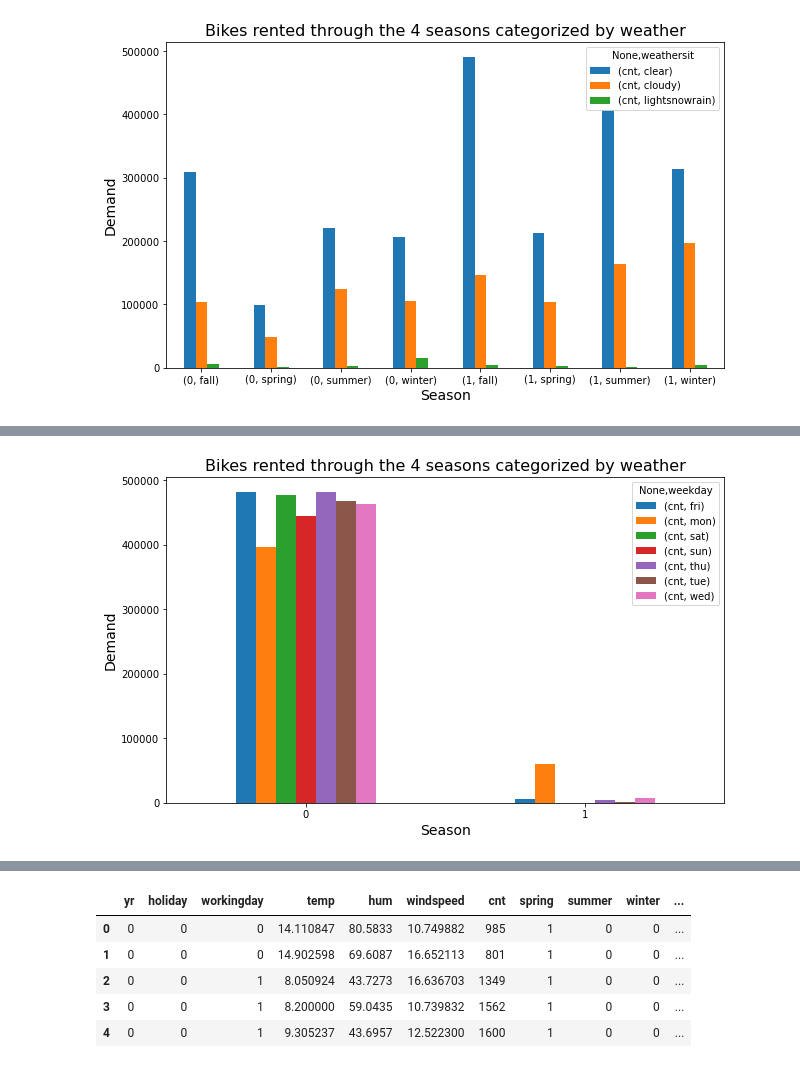
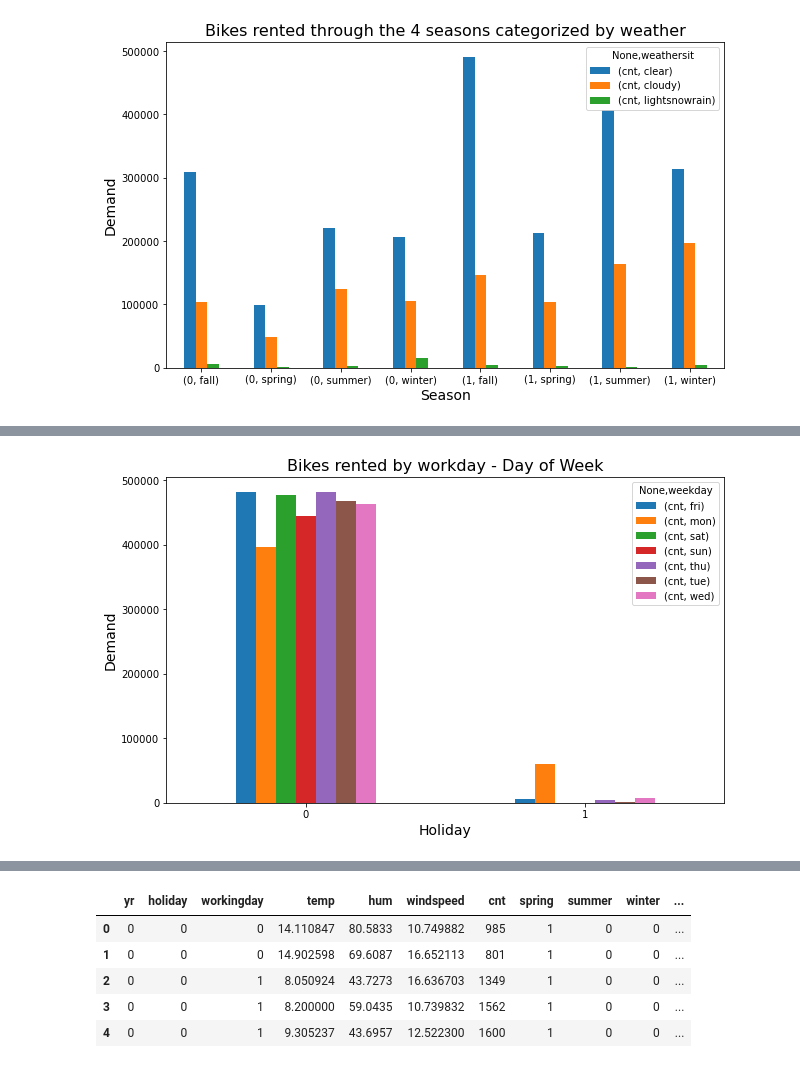
Before and after one commit to Kumaraguru-Muthuraj/_AIML_Code, a Jupyter notebook: _PythonNotebooks/_Course3_Machine_Learning_1/Mod2_Bike_Assignment/BikeSharingAssignment.ipynb, the cells around one changed output, grey strips where cells are left out. Cells and saved outputs as stored; diff of their text form; code cells hidden in the pictures.

```diff
--- a/_PythonNotebooks/_Course3_Machine_Learning_1/Mod2_Bike_Assignment/BikeSharingAssignment.ipynb
+++ b/_PythonNotebooks/_Course3_Machine_Learning_1/Mod2_Bike_Assignment/BikeSharingAssignment.ipynb
@@ -281,10 +284,10 @@ plt.show()
 # %%
 pt = pd.pivot_table(data=bikes, columns=['weekday'], values=['cnt'], index=['holiday'], aggfunc=np.sum)
 pt.plot(kind="bar", figsize=[10,6])
-plt.title("Bikes rented through the 4 seasons categorized by weather", fontsize = 16)
-plt.xlabel("Season", fontsize=14)
+plt.title("Bikes rented by workday - Day of Week", fontsize = 16)
+plt.xlabel("Holiday", fontsize=14)
 plt.ylabel("Demand", fontsize=14)
 plt.xticks(rotation=0)
 plt.show()
 # %% [output]
-[figure, old version]
+[figure, new version]
```
Also changed, not shown: parts of 45 cells of this notebook, 3 other files.
